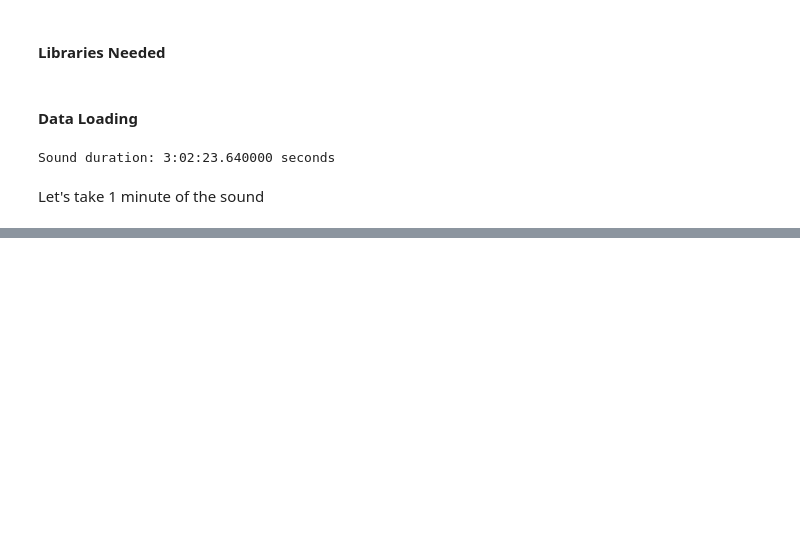
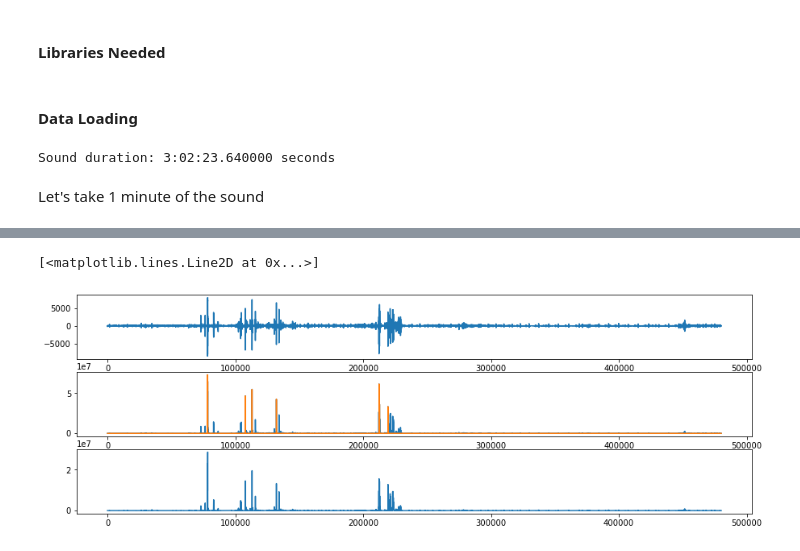
Before and after one commit to kevinmgamboa/Cardiac_Acoustic_Miracle, a Jupyter notebook: Notebooks/noche_heart_sound.ipynb, the cells around one changed output, grey strips where cells are left out. Cells and saved outputs as stored; diff of their text form; code cells hidden in the pictures; blank space fills up the shorter version.

```diff
--- a/Notebooks/noche_heart_sound.ipynb
+++ b/Notebooks/noche_heart_sound.ipynb
@@ -41,0 +74,12 @@ plt.plot(sample)
+# %%
+plt.subplot(3,1,1)
+plt.plot(np.ediff1d(sample))
+plt.subplot(3,1,2)
+plt.plot(np.ediff1d(sample)**2)
+plt.plot(peakv)
+#plt.axhline(y=np.std(np.ediff1d(sample)**2), color='r')
+plt.subplot(3,1,3)
+plt.plot(np.convolve(np.ediff1d(sample)**2, np.ones(30)/30))
+# %% [output]
+[<matplotlib.lines.Line2D at 0x...>]
+[figure, added]
```
Also changed, not shown: parts of 13 cells of this notebook, 1 other file.
